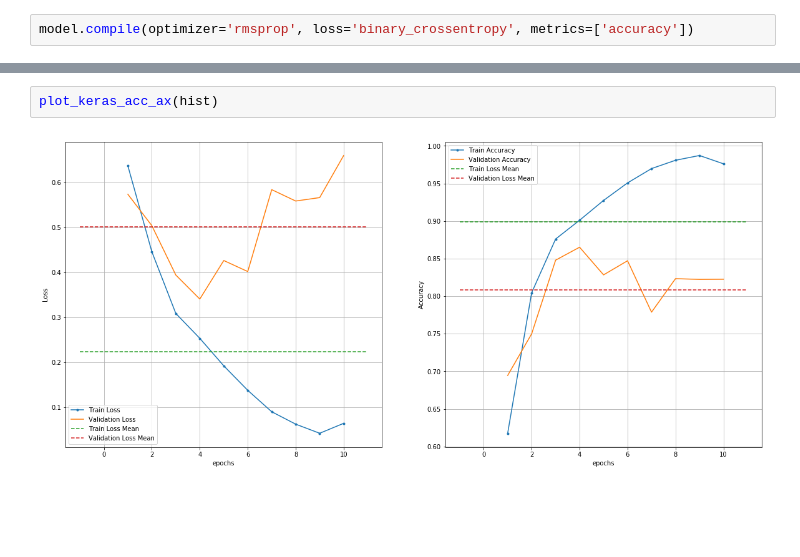
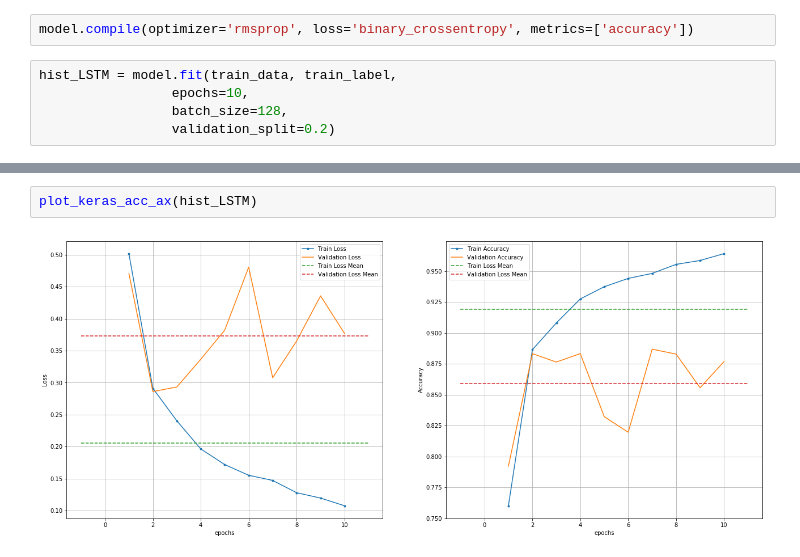
Before and after one commit to atulsingh0/DeepLearning, a Jupyter notebook: DLP/L6c.ipynb, the cells around one changed output, grey strips where cells are left out. Drawn from its saved outputs; the diff is of its cells as text; blank space fills up the shorter version.

```diff
--- a/DLP/L6c.ipynb
+++ b/DLP/L6c.ipynb
@@ -189,3 +179,8 @@ Non-trainable params: 0
 _________________________________________________________________
 # %%
 model.compile(optimizer='rmsprop', loss='binary_crossentropy', metrics=['accuracy'])
+# %%
+hist_LSTM = model.fit(train_data, train_label,
+                 epochs=10,
+                 batch_size=128,
+                 validation_split=0.2)
@@ -192,4 +205,4 @@ model.compile(optimizer='rmsprop', loss='binary_crossentropy', metrics=['accurac
 # %%
-plot_keras_acc_ax(hist)
+plot_keras_acc_ax(hist_LSTM)
 # %% [output]
-[figure, old version]
+[figure, new version]
```
Also changed, not shown: parts of 7 cells of this notebook, 27 other files.
